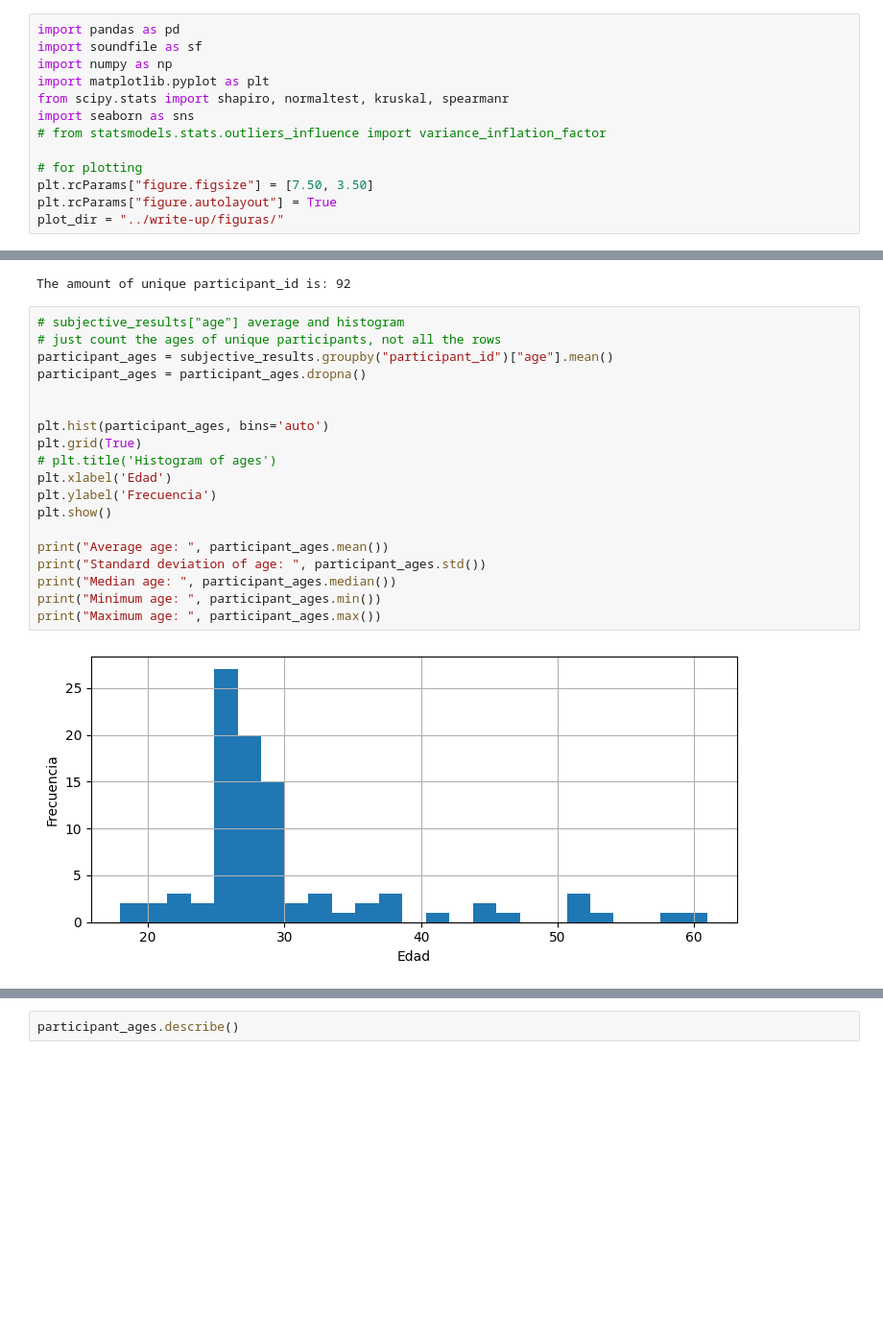
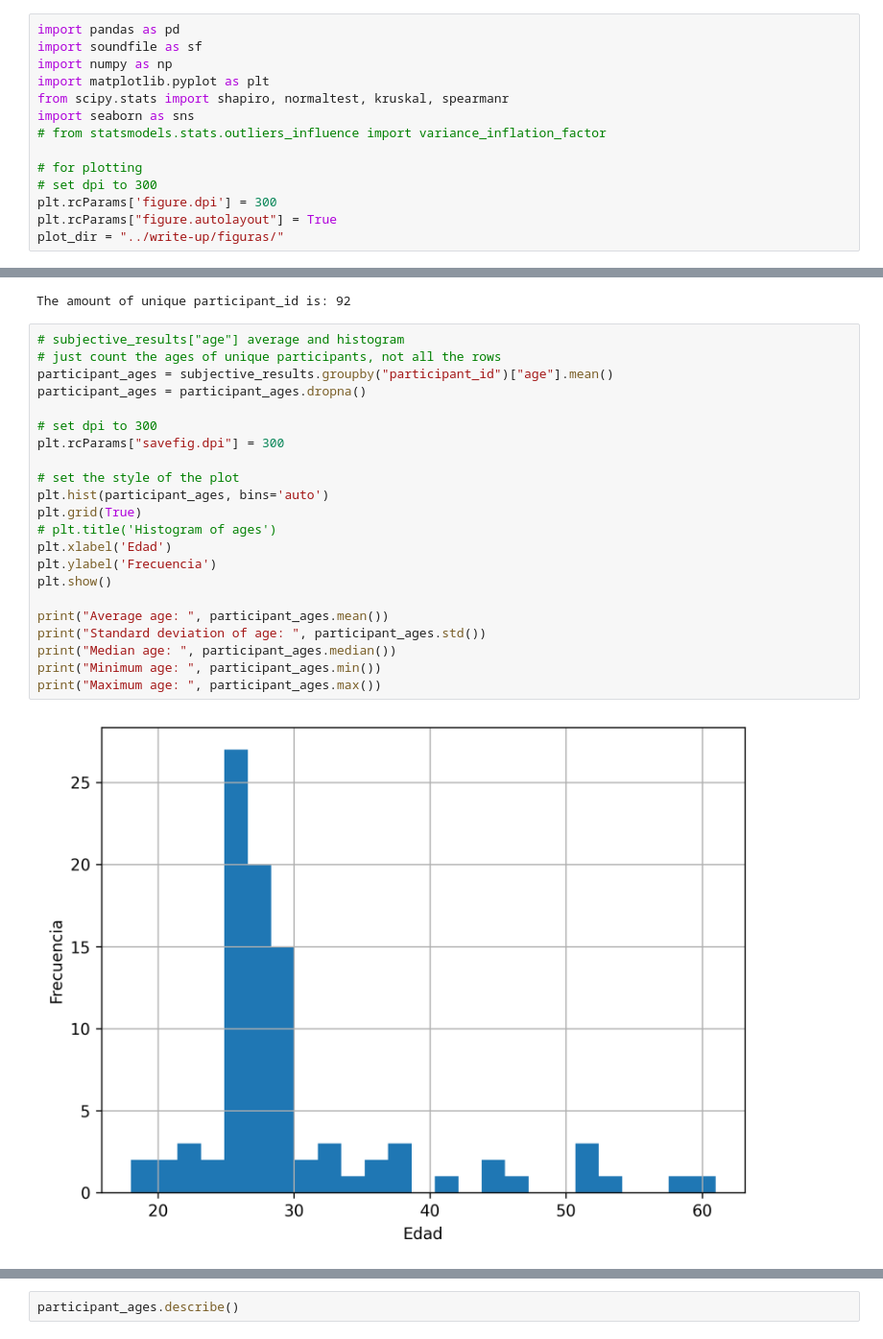
Before and after one commit to asosawelford/tesis, a Jupyter notebook: analysis/exploratory_analysis.ipynb, the cells around one changed output, grey strips where cells are left out. Shown at 96% size. Saved outputs shown, nothing was run; the diff lists cells and outputs as text; blank space fills up the shorter version.

Commit message:
plots

```diff
--- a/analysis/exploratory_analysis.ipynb
+++ b/analysis/exploratory_analysis.ipynb
@@ -10,7 +10,8 @@ import seaborn as sns
 # from statsmodels.stats.outliers_influence import variance_inflation_factor
 
 # for plotting
-plt.rcParams["figure.figsize"] = [7.50, 3.50]
+# set dpi to 300
+plt.rcParams['figure.dpi'] = 300
 plt.rcParams["figure.autolayout"] = True
 plot_dir = "../write-up/figuras/"
 # %%
@@ -179,24 +180,27 @@ The amount of unique participant_id is: 92
 # %%
 # subjective_results["age"] average and histogram
 # just count the ages of unique participants, not all the rows
 participant_ages = subjective_results.groupby("participant_id")["age"].mean()
 participant_ages = participant_ages.dropna()
 
+# set dpi to 300
+plt.rcParams["savefig.dpi"] = 300
 
+# set the style of the plot
 plt.hist(participant_ages, bins='auto')
 plt.grid(True)
 # plt.title('Histogram of ages')
 plt.xlabel('Edad')
 plt.ylabel('Frecuencia')
 plt.show()
 
 print("Average age: ", participant_ages.mean())
 print("Standard deviation of age: ", participant_ages.std())
 print("Median age: ", participant_ages.median())
 print("Minimum age: ", participant_ages.min())
 print("Maximum age: ", participant_ages.max())
 # %% [output]
-[figure, old version]
+[figure, new version]
 Average age:  29.945652173913043
 Standard deviation of age:  8.246696482028335
 Median age:  27.0
```
Also changed, not shown: 4 other files.
